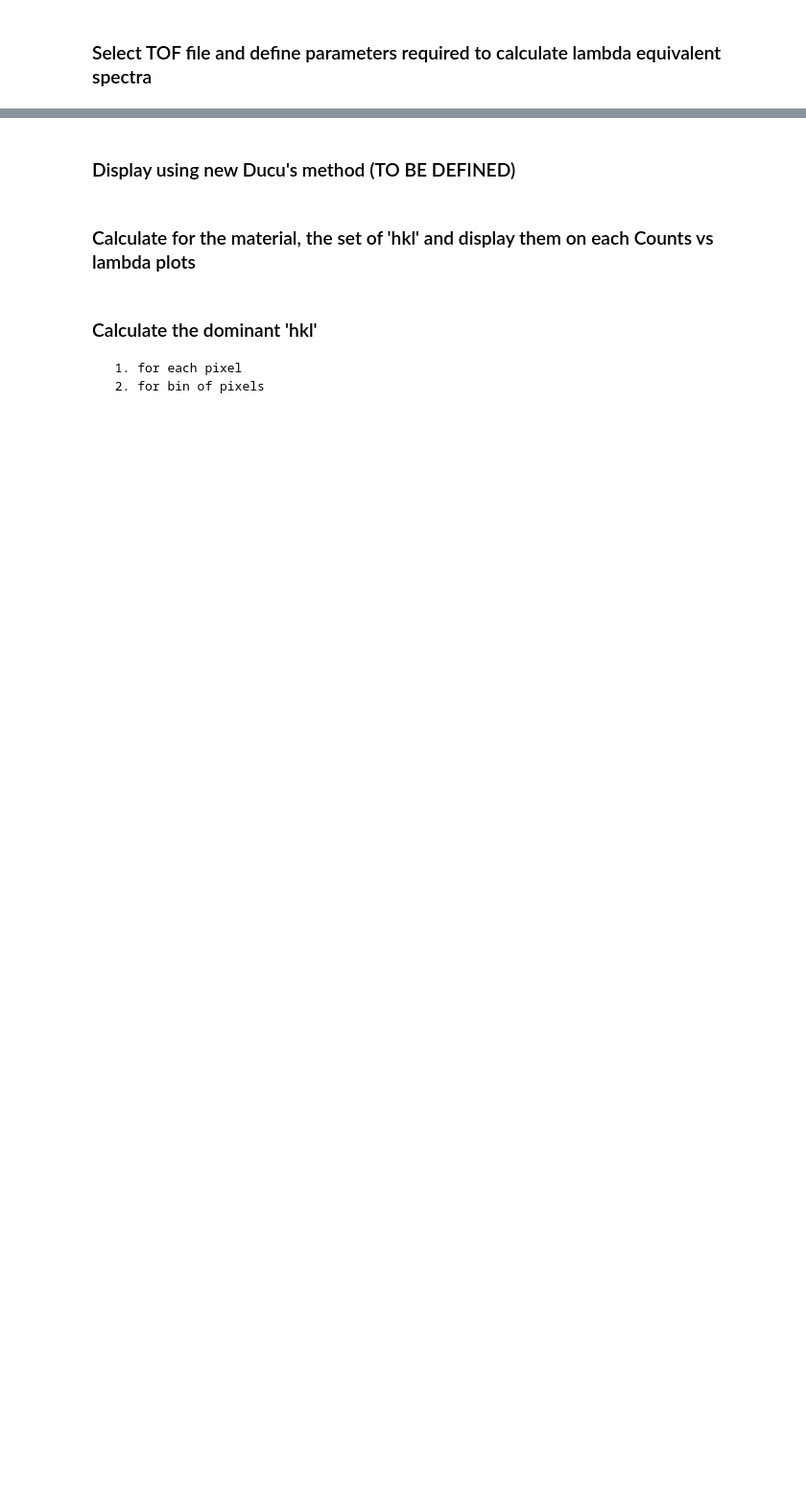
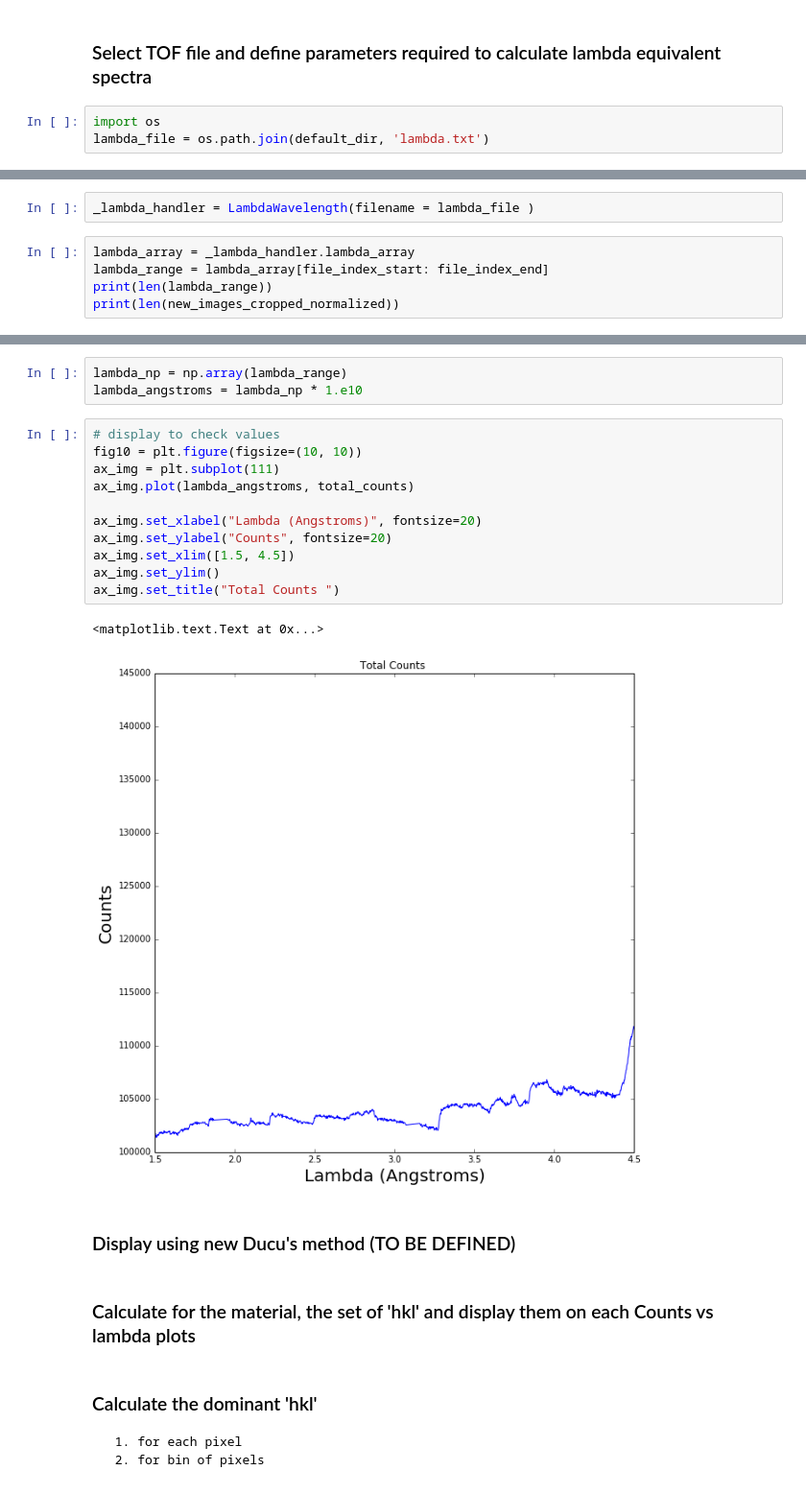
Before and after one commit to ornlneutronimaging/BraggEdge, a Jupyter notebook: notebook/bragg_egde_detection_step1_of_2.ipynb, the cells around one changed output, grey strips where cells are left out. Shown at 96% size. Drawn from its saved outputs; the diff is of its cells as text; blank space fills up the shorter version.

Commit message:
Plotting data vs lambda

```diff
--- a/notebook/bragg_egde_detection_step1_of_2.ipynb
+++ b/notebook/bragg_egde_detection_step1_of_2.ipynb
@@ -465,2 +451,5 @@ ax_img.set_title("Total Counts ")
 # %% [markdown]
 ### Select TOF file and define parameters required to calculate lambda equivalent spectra
+# %%
+import os
+lambda_file = os.path.join(default_dir, 'lambda.txt')
@@ -466,0 +465,7 @@ ax_img.set_title("Total Counts ")
+# %%
+_lambda_handler = LambdaWavelength(filename = lambda_file )
+# %%
+lambda_array = _lambda_handler.lambda_array
+lambda_range = lambda_array[file_index_start: file_index_end]
+print(len(lambda_range))
+print(len(new_images_cropped_normalized))
@@ -472,3 +479,20 @@ ax_img.set_title("Total Counts ")
+# %%
+lambda_np = np.array(lambda_range)
+lambda_angstroms = lambda_np * 1.e10
+# %%
+# display to check values
+fig10 = plt.figure(figsize=(10, 10))
+ax_img = plt.subplot(111)
+ax_img.plot(lambda_angstroms, total_counts)
+
+ax_img.set_xlabel("Lambda (Angstroms)", fontsize=20)
+ax_img.set_ylabel("Counts", fontsize=20)
+ax_img.set_xlim([1.5, 4.5])
+ax_img.set_ylim()
+ax_img.set_title("Total Counts ")
+# %% [output]
+<matplotlib.text.Text at 0x...>
+[figure, added]
 # %% [markdown]
 ### Display using new Ducu's method   (TO BE DEFINED)
 # %% [markdown]
```
Also changed, not shown: parts of 17 cells of this notebook, 1 other file.
